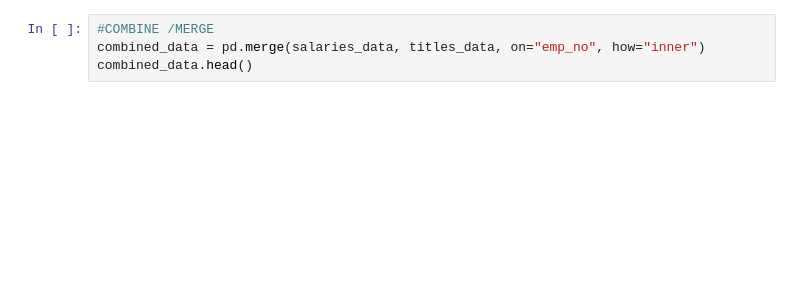
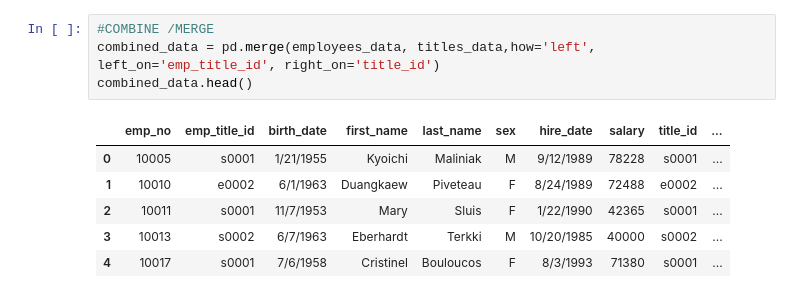
Before and after one commit to Kaylawkelly/9-SQL-Challenge, a Jupyter notebook: EmployeeSQL/Bonus.ipynb, the cells around one changed output. Drawn from its saved outputs; the diff is of its cells as text; blank space fills up the shorter version.

```diff
--- a/EmployeeSQL/Bonus.ipynb
+++ b/EmployeeSQL/Bonus.ipynb
@@ -24,6 +46,13 @@ titles_data.head()
 # %%
 #COMBINE /MERGE
-combined_data = pd.merge(salaries_data, titles_data, on="emp_no", how="inner")
+combined_data = pd.merge(employees_data, titles_data,how='left', left_on='emp_title_id', right_on='title_id')
 combined_data.head()
+# %% [output]
+|  | emp_no | emp_title_id | birth_date | first_name | last_name | sex | hire_date | salary | title_id | ... |
+| 0 | 10005 | s0001 | 1/21/1955 | Kyoichi | Maliniak | M | 9/12/1989 | 78228 | s0001 | ... |
+| 1 | 10010 | e0002 | 6/1/1963 | Duangkaew | Piveteau | F | 8/24/1989 | 72488 | e0002 | ... |
+| 2 | 10011 | s0001 | 11/7/1953 | Mary | Sluis | F | 1/22/1990 | 42365 | s0001 | ... |
+| 3 | 10013 | s0002 | 6/7/1963 | Eberhardt | Terkki | M | 10/20/1985 | 40000 | s0002 | ... |
+| 4 | 10017 | s0001 | 7/6/1958 | Cristinel | Bouloucos | F | 8/3/1993 | 71380 | s0001 | ... |
 # %%
 #GROUPING
```
Also changed, not shown: parts of 13 cells of this notebook, 4 other files.
